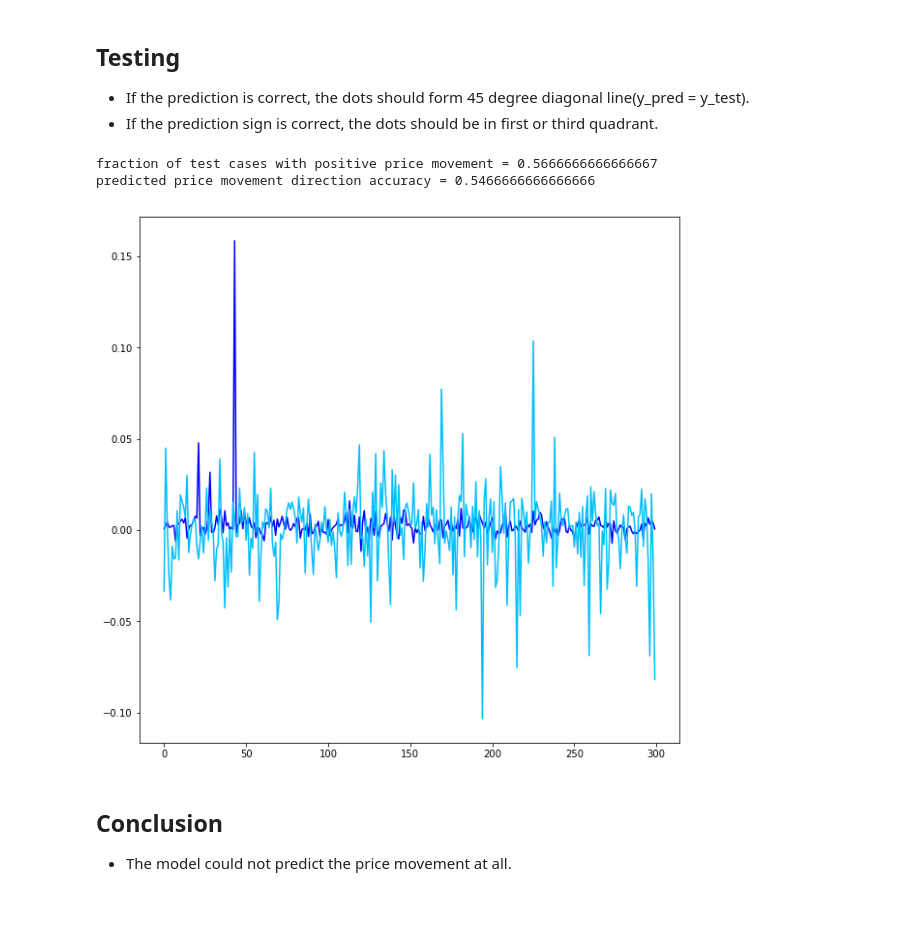
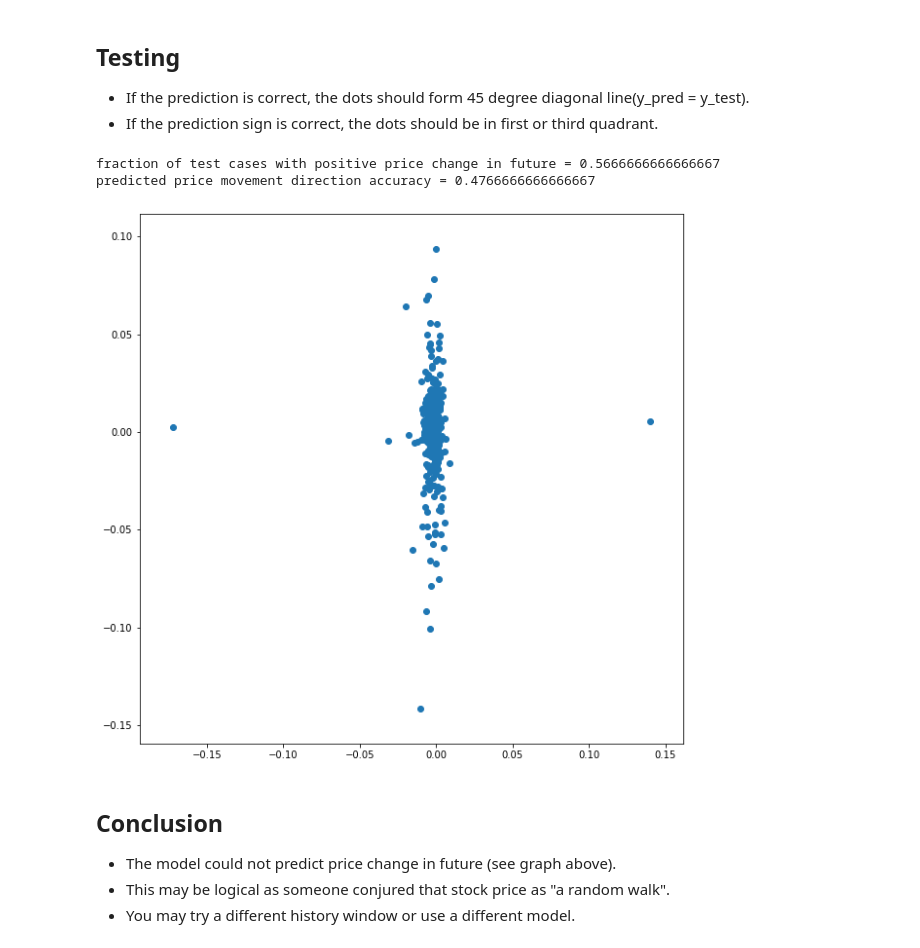
Before and after one commit to liyinnbw/ML, a Jupyter notebook: PriceChangePrediction/PredictAssetPriceChange.ipynb, the cells around one changed output. Saved outputs shown, nothing was run; the diff lists cells and outputs as text; code cells hidden in the pictures; blank space fills up the shorter version.

Commit message:
[PredictAssetPriceChange] Update notebook

```diff
--- a/PriceChangePrediction/PredictAssetPriceChange.ipynb
+++ b/PriceChangePrediction/PredictAssetPriceChange.ipynb
@@ -25,8 +12,7 @@ Requirement already satisfied: wget in c:\users\ly\anaconda3\envs\colab-gpu\lib\
 import pandas as pd
 import numpy as np
 
-# filename = 'daily_QQQ.csv'
-df_o = pd.read_csv(filename)
+df_o = pd.read_csv('https://raw.githubusercontent.com/liyinnbw/ML/master/PriceChangePrediction/daily_QQQ.csv')
 df = df_o.sort_values(['timestamp'])
 df = df.reset_index(drop=True)
 df
@@ -83,7 +59,7 @@ df_processed
 * Input feature (x): N days history of features up till today (dimension: ?, N, 2)
 * Output label (y): The next day close price change from today (dimension: ?, 1)
 # %%
-history_days = 200
+history_days = 20
 
 features = df_processed.iloc[:, :-1].values
 x = np.array([features[i:i+history_days] for i in range(0, len(features)-history_days+1)])
@@ -92,4 +68,5 @@ y = df_processed.iloc[:,-1].values[history_days-1:].reshape(-1,1)
 # print(x)
 # print(y)
 print(x.shape, y.shape)
+print('fraction of samples with positive price change in future = {}'.format(len(np.where(y>0)[0])/len(y)))
 # %% [output]
@@ -135,7 +115,7 @@ class NetGenerator():
   def next(self):
 
     modelnames =[
-      'lstm-30day',
+      'lstm-20day-history',
     ]
 
     for idx, name in enumerate(modelnames):
@@ -146,9 +126,9 @@ class NetGenerator():
     #   x = keras.layers.BatchNormalization()(x)
     #   x = keras.layers.Activation('relu')(x)
 
-      x = keras.layers.LSTM(128, dropout=0.2, recurrent_dropout=0.2, return_sequences=True)(inputs)
+      x = keras.layers.LSTM(64, dropout=0.2, recurrent_dropout=0.2, return_sequences=True)(inputs)
       x = keras.layers.BatchNormalization()(x)
-      x = keras.layers.LSTM(64, dropout=0.2, recurrent_dropout=0.2, return_sequences=False)(x)
+      x = keras.layers.LSTM(32, dropout=0.2, recurrent_dropout=0.2, return_sequences=False)(x)
       x = keras.layers.BatchNormalization()(x)
 
       x = keras.layers.Dense(self.out_size)(x)
@@ -271,29 +240,31 @@ All done
 # %%
 import matplotlib.pyplot as plt
 
 K.clear_session()
 net_generator = net_gen.next()
 modelconfig=next(net_generator,None)
 modelname,model = modelconfig
 model.load_weights('log/'+modelname+'_weights.h5')
 
 x_eval = x_test
 y_eval = y_test
 
+
 y_pred = model.predict(x_eval)
 
 plt.figure(figsize=(10,10))
-# plt.scatter(y_pred.reshape(-1), y_eval.reshape(-1) )
-plt.plot(range(y_pred.shape[0]),y_pred[:,0],color='blue')
-plt.plot(range(y_eval.shape[0]),y_eval[:,0],color='deepskyblue')
+plt.scatter(y_pred.reshape(-1), y_eval.reshape(-1) )
+# plt.plot(range(y_pred.shape[0]),y_pred[:,0],color='blue')
+# plt.plot(range(y_eval.shape[0]),y_eval[:,0],color='deepskyblue')
 
-
-print('fraction of test cases with positive price movement = {}'.format(len(np.where(y_eval>0)[0])/len(y_eval)))
+print('fraction of test cases with positive price change in future = {}'.format(len(np.where(y_eval>0)[0])/len(y_eval)))
 print('predicted price movement direction accuracy = {}'.format(len(np.where(np.multiply(y_eval,y_pred)>0)[0])/len(y_eval)))
 # %% [output]
-fraction of test cases with positive price movement = 0.5666666666666667
-predicted price movement direction accuracy = 0.5466666666666666
+fraction of test cases with positive price change in future = 0.5666666666666667
+predicted price movement direction accuracy = 0.4766666666666667
-[figure, old version]
+[figure, new version]
-# %% [markdown]
-## Conclusion
-* The model could not predict the price movement at all.
+# %% [markdown]
+## Conclusion
+* The model could not predict price change in future (see graph above).
+* This may be logical as someone conjured that stock price as "a random walk".
+* You may try a different history window or use a different model.
```
Also changed, not shown: parts of 14 cells of this notebook.
